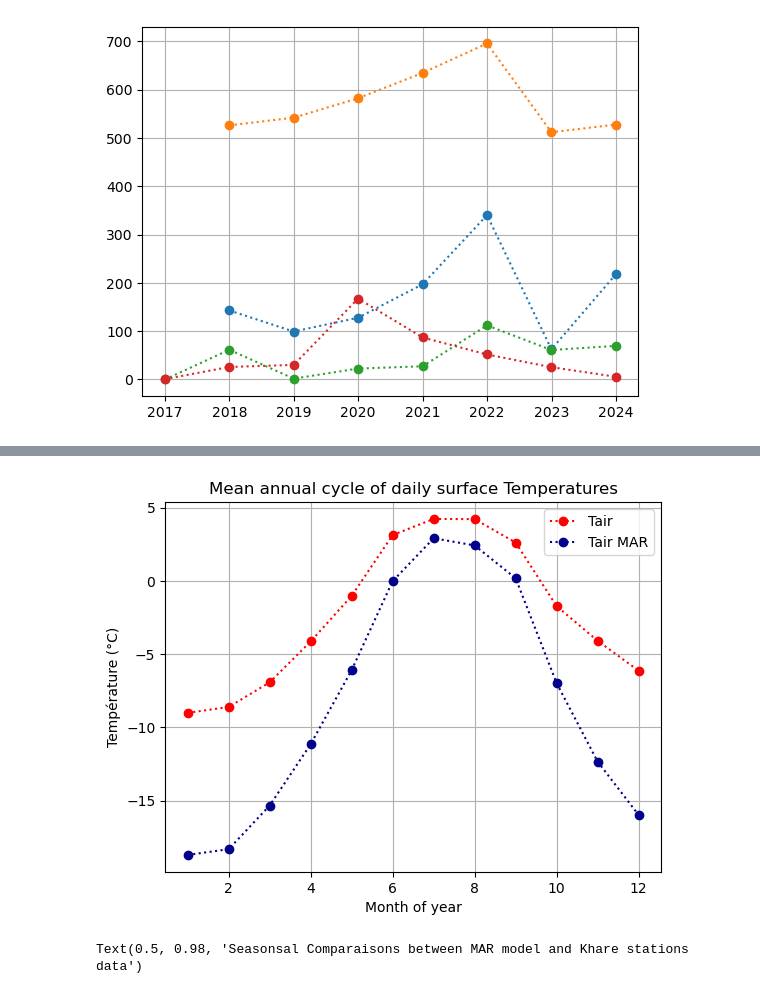
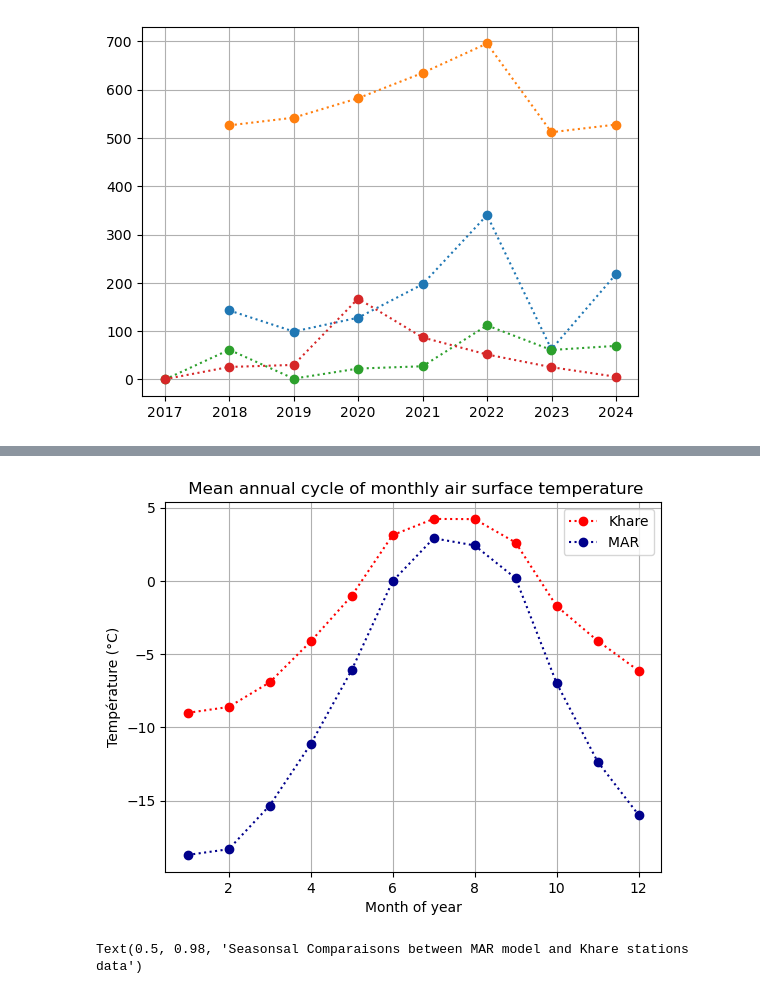
Before and after one commit to Andeol-ramb/MAR_HMA_GLACIOCLIM_Comparisons, a Jupyter notebook: TimeSeries_Ts_Pr_Khare_MAR_16-23.ipynb, the cells around one changed output, grey strips where cells are left out. Saved outputs shown, nothing was run; the diff lists cells and outputs as text; code cells hidden in the pictures.

```diff
--- a/TimeSeries_Ts_Pr_Khare_MAR_16-23.ipynb
+++ b/TimeSeries_Ts_Pr_Khare_MAR_16-23.ipynb
@@ -380,19 +385,19 @@ Timeseries_TMAR_hiver  = seasonsdata(ts_MAR, 'DJF').resample(time='YE').mean()
 # %%
 #Monthly cycle
 
 plt.plot(Tsta_monthly_cycle.month,Tsta_monthly_cycle.Tair,
-    color='red',linestyle=':', marker= 'o',label='Tair')
+    color='red',linestyle=':', marker= 'o',label='Khare')
 
 plt.plot(TMAR_monthly_cycle.month,TMAR_monthly_cycle.values,
-         color='darkblue',linestyle=':', marker= 'o',label='Tair MAR')
+         color='darkblue',linestyle=':', marker= 'o',label='MAR ')
 plt.legend()
-plt.title('Mean annual cycle of daily surface Temperatures')
+plt.title(' Mean annual cycle of monthly air surface temperature')
 plt.xlabel('Month of year')
 plt.ylabel('Température (°C)')
 
 plt.grid(True)
 # %% [output]
-[figure, old version]
+[figure, new version]
 # %%
 #Ajout incertitudes,
 
```
Also changed, not shown: parts of 3 cells of this notebook.
